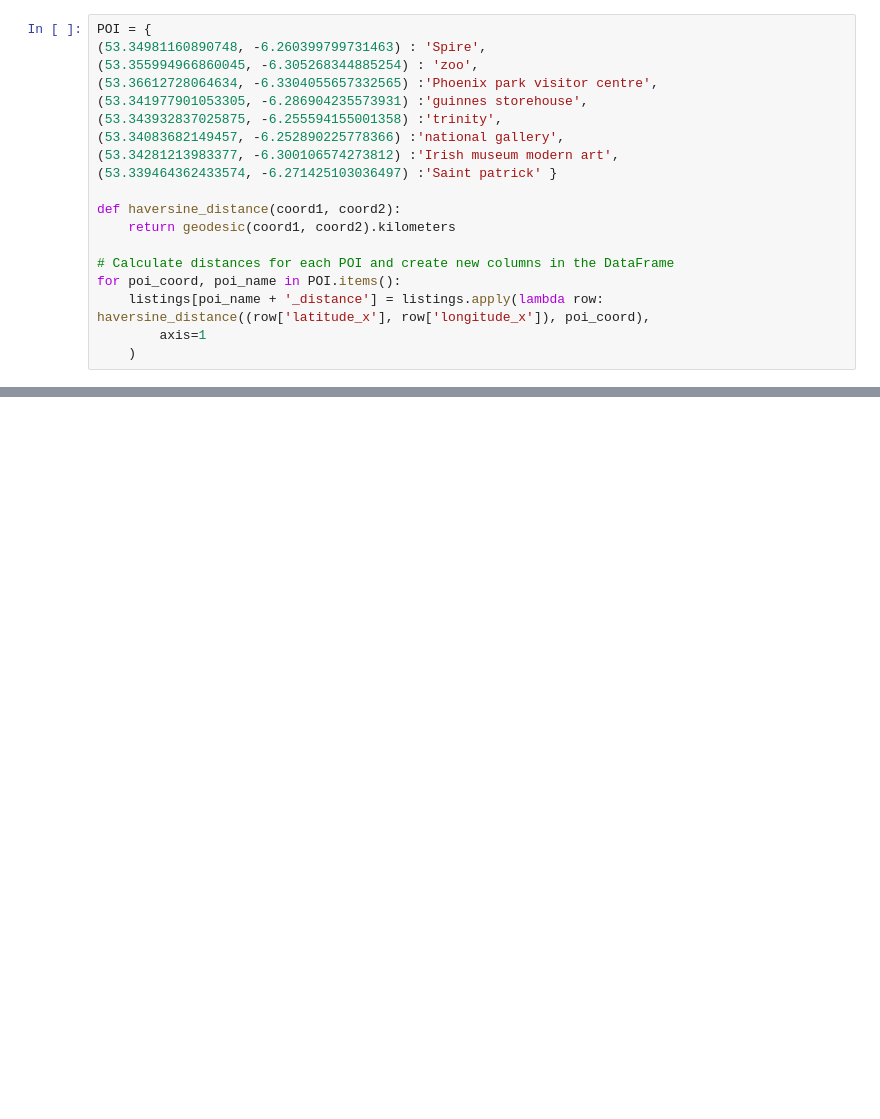
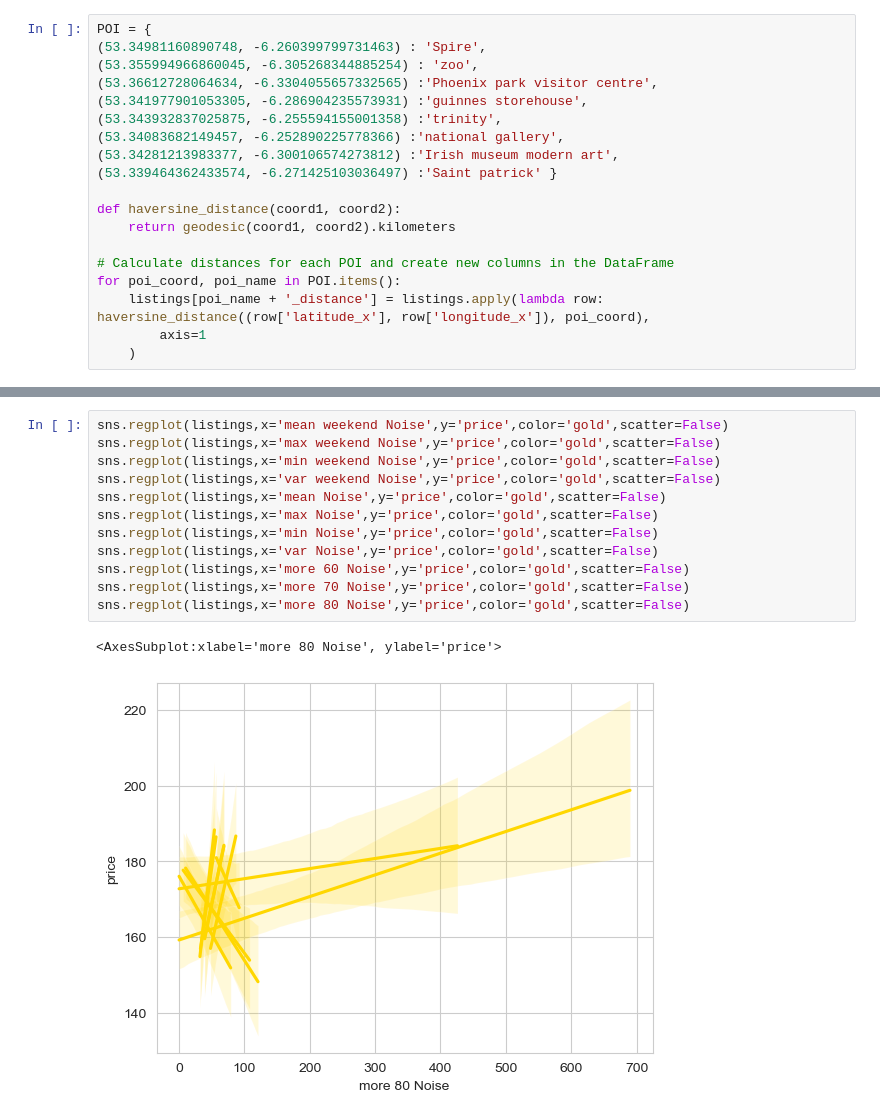
Before and after one commit to alexCCTcollege/Capstone, a Jupyter notebook: Transform.ipynb, the cells around one changed output, grey strips where cells are left out. Drawn from its saved outputs; the diff is of its cells as text; blank space fills up the shorter version.

```diff
--- a/Transform.ipynb
+++ b/Transform.ipynb
@@ -530,0 +585,15 @@ sns.histplot(listings[listings['price']<600]['price'], kde=True, bins=20, color=
+# %%
+sns.regplot(listings,x='mean weekend Noise',y='price',color='gold',scatter=False)
+sns.regplot(listings,x='max weekend Noise',y='price',color='gold',scatter=False)
+sns.regplot(listings,x='min weekend Noise',y='price',color='gold',scatter=False)
+sns.regplot(listings,x='var weekend Noise',y='price',color='gold',scatter=False)
+sns.regplot(listings,x='mean Noise',y='price',color='gold',scatter=False)
+sns.regplot(listings,x='max Noise',y='price',color='gold',scatter=False)
+sns.regplot(listings,x='min Noise',y='price',color='gold',scatter=False)
+sns.regplot(listings,x='var Noise',y='price',color='gold',scatter=False)
+sns.regplot(listings,x='more 60 Noise',y='price',color='gold',scatter=False)
+sns.regplot(listings,x='more 70 Noise',y='price',color='gold',scatter=False)
+sns.regplot(listings,x='more 80 Noise',y='price',color='gold',scatter=False)
+# %% [output]
+<AxesSubplot:xlabel='more 80 Noise', ylabel='price'>
+[figure, added]
```
Also changed, not shown: parts of 9 cells of this notebook.
